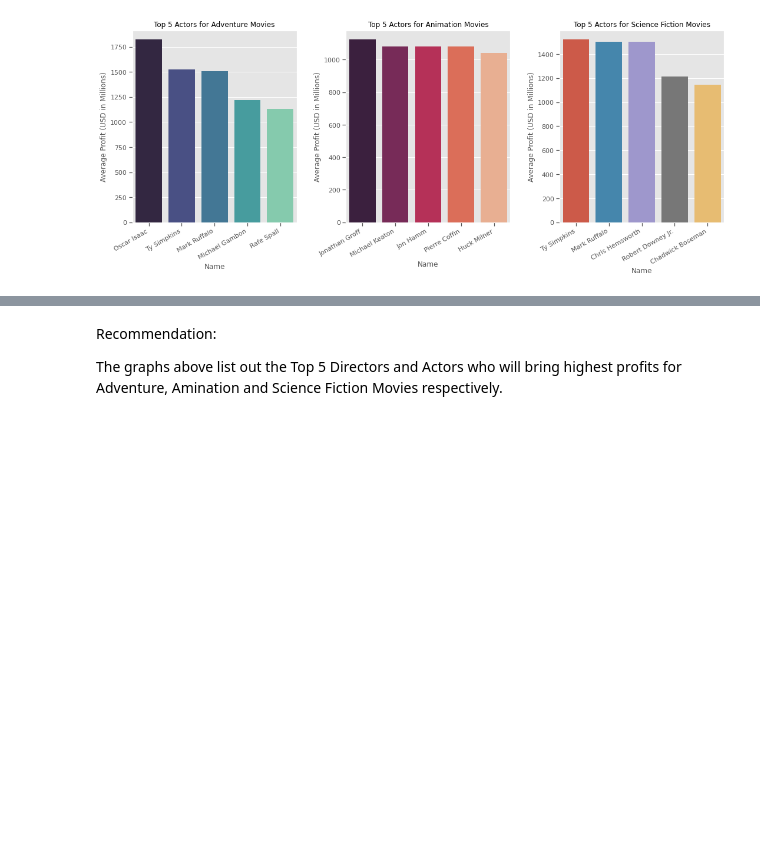
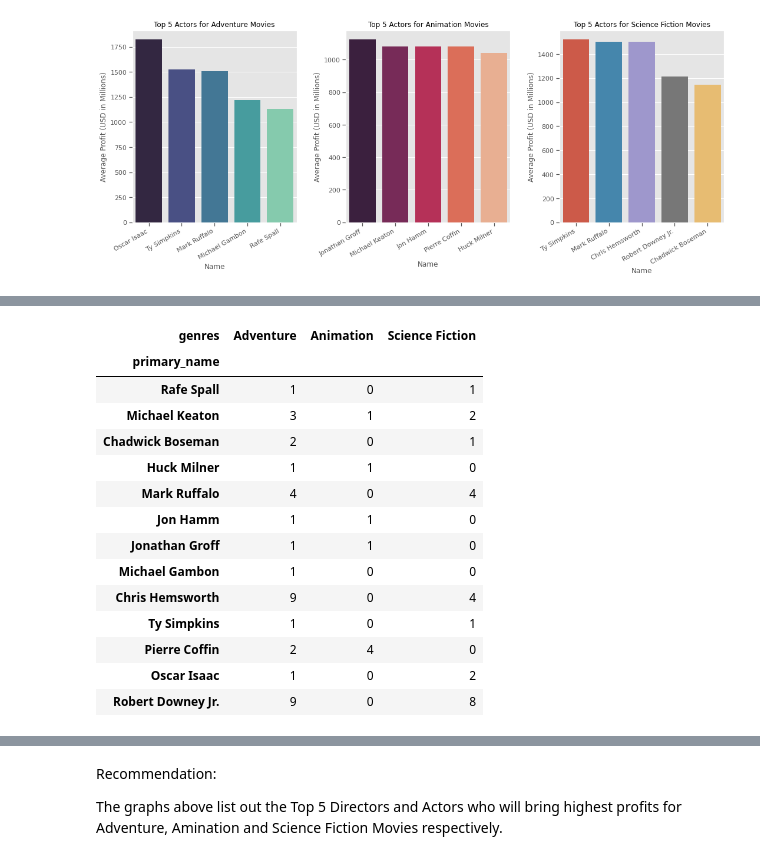
Before and after one commit to carlearn/dsc-mod-1-project-v2-1-online-ds-sp-000, a Jupyter notebook: student.ipynb, the cells around one changed output, grey strips where cells are left out. Drawn from its saved outputs; the diff is of its cells as text; code cells hidden in the pictures; blank space fills up the shorter version.

```diff
--- a/student.ipynb
+++ b/student.ipynb
@@ -856,3 +852,11 @@ ax15.set_xlabel('Name')
 ax15.set_xticklabels(ax15.get_xticklabels(), rotation=30, ha='right');
 # %% [output]
 [figure]
+# %%
+# sanity check to see how many movies played by each top actors.
+list5 = df_aad.index.tolist()
+list6 = df_aan.index.tolist()
+list7 = df_asf.index.tolist()
+list8 = list5 + list6 + list7
+top_actor_list = list(set(list8))
+top_actor_list
@@ -858,0 +877,20 @@ ax15.set_xticklabels(ax15.get_xticklabels(), rotation=30, ha='right');
+# %%
+df_4check3 = df_4.groupby(['primary_name', 'genres'])['imdb_id'].count().unstack()
+df_4check4 = df_4check3[['Adventure', 'Animation', 'Science Fiction']].fillna(0).astype(int)
+df_4check4.loc[top_actor_list]
+# %% [output]
+| genres | Adventure | Animation | Science Fiction |
+| primary_name |  |  |  |
+| Rafe Spall | 1 | 0 | 1 |
+| Michael Keaton | 3 | 1 | 2 |
+| Chadwick Boseman | 2 | 0 | 1 |
+| Huck Milner | 1 | 1 | 0 |
+| Mark Ruffalo | 4 | 0 | 4 |
+| Jon Hamm | 1 | 1 | 0 |
+| Jonathan Groff | 1 | 1 | 0 |
+| Michael Gambon | 1 | 0 | 0 |
+| Chris Hemsworth | 9 | 0 | 4 |
+| Ty Simpkins | 1 | 0 | 1 |
+| Pierre Coffin | 2 | 4 | 0 |
+| Oscar Isaac | 1 | 0 | 2 |
+| Robert Downey Jr. | 9 | 0 | 8 |
```
Also changed, not shown: parts of 14 cells of this notebook.
